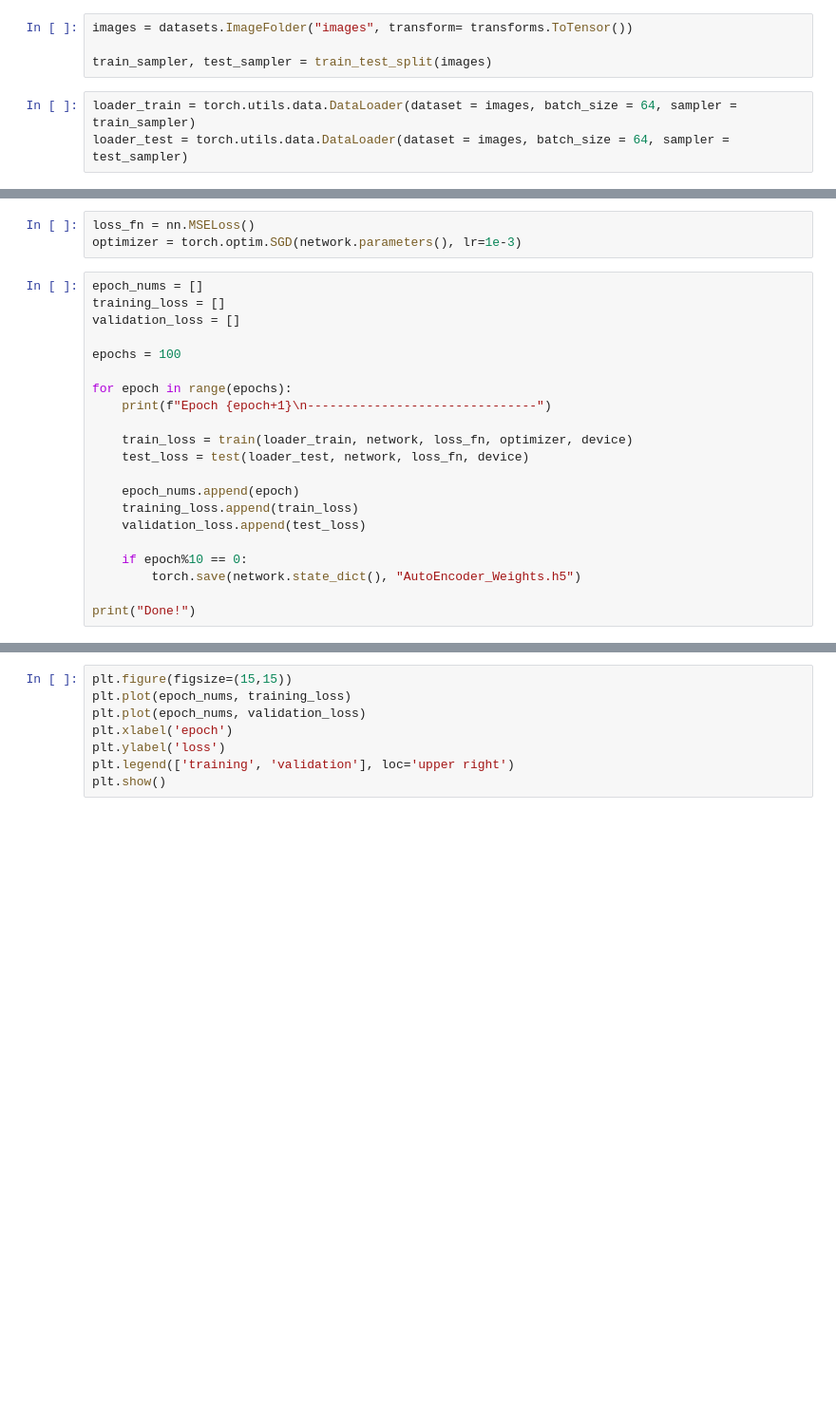
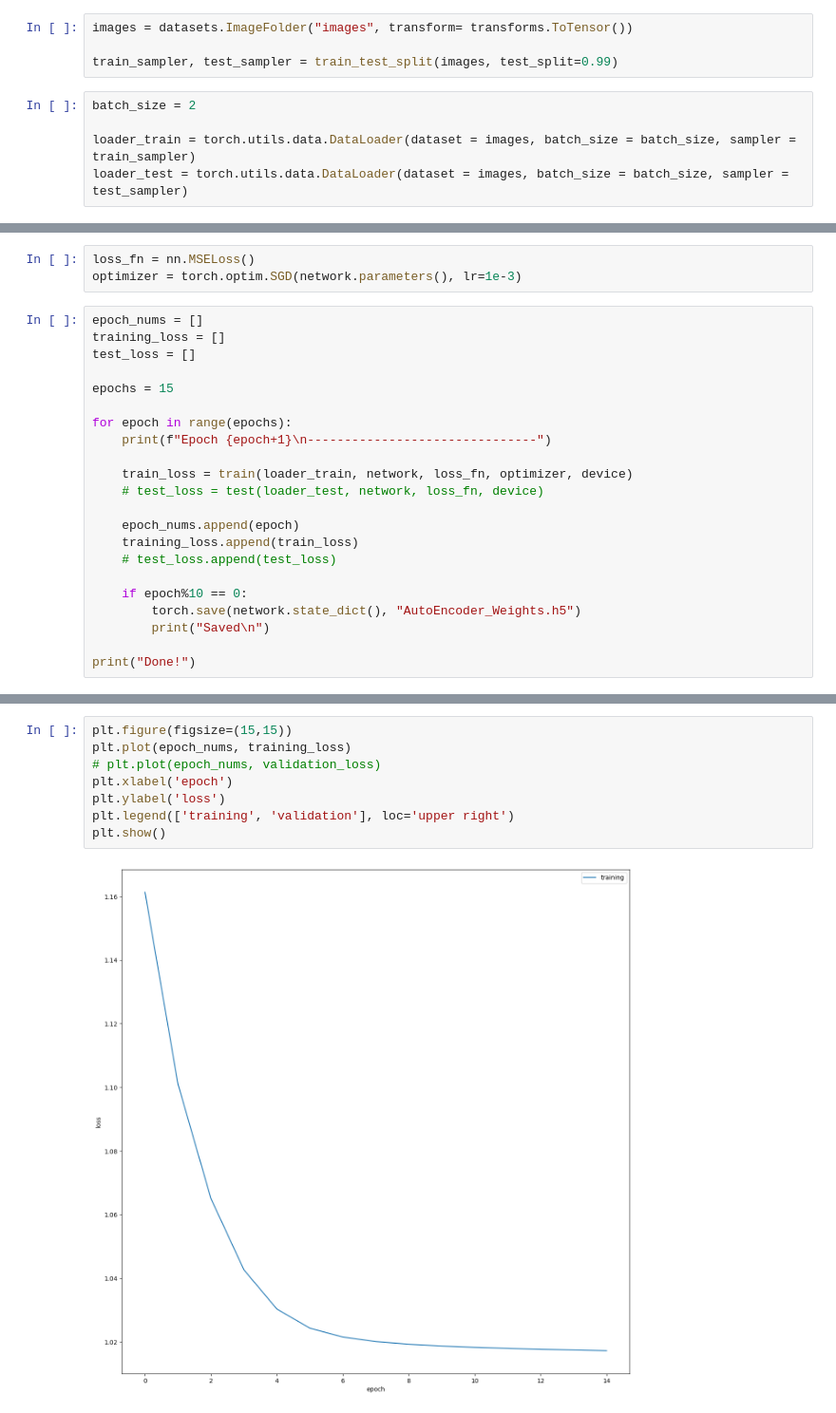
Before and after one commit to bishakh17/Wireless-Endoscopy--Video-Summarizer, a Jupyter notebook: Auto Encoder.ipynb, the cells around one changed output, grey strips where cells are left out. Shown: that part at 95% size. Drawn from its saved outputs; the diff is of its cells as text; blank space fills up the shorter version.

Commit message:
trained 474 images

```diff
--- a/Auto Encoder.ipynb
+++ b/Auto Encoder.ipynb
@@ -32,8 +32,10 @@ def train_test_split(dataset, test_split=0.1, random_seed= 42):
 # %%
 images = datasets.ImageFolder("images", transform= transforms.ToTensor())
 
-train_sampler, test_sampler = train_test_split(images)
+train_sampler, test_sampler = train_test_split(images, test_split=0.99)
 # %%
-loader_train = torch.utils.data.DataLoader(dataset = images, batch_size = 64, sampler = train_sampler)
-loader_test = torch.utils.data.DataLoader(dataset = images, batch_size = 64, sampler = test_sampler)
+batch_size = 2
+
+loader_train = torch.utils.data.DataLoader(dataset = images, batch_size = batch_size, sampler = train_sampler)
+loader_test = torch.utils.data.DataLoader(dataset = images, batch_size = batch_size, sampler = test_sampler)
 # %%
@@ -143,21 +152,22 @@ optimizer = torch.optim.SGD(network.parameters(), lr=1e-3)
 # %%
 epoch_nums = []
 training_loss = []
-validation_loss = []
+test_loss = []
 
-epochs = 100
+epochs = 15
 
 for epoch in range(epochs):
     print(f"Epoch {epoch+1}\n-------------------------------")
 
     train_loss = train(loader_train, network, loss_fn, optimizer, device)
-    test_loss = test(loader_test, network, loss_fn, device)
+    # test_loss = test(loader_test, network, loss_fn, device)
 
     epoch_nums.append(epoch)
     training_loss.append(train_loss)
-    validation_loss.append(test_loss)
+    # test_loss.append(test_loss)
 
     if epoch%10 == 0:
         torch.save(network.state_dict(), "AutoEncoder_Weights.h5")
+        print("Saved\n")
 
 print("Done!")
@@ -164,8 +194,10 @@ print("Done!")
 # %%
 plt.figure(figsize=(15,15))
 plt.plot(epoch_nums, training_loss)
-plt.plot(epoch_nums, validation_loss)
+# plt.plot(epoch_nums, validation_loss)
 plt.xlabel('epoch')
 plt.ylabel('loss')
 plt.legend(['training', 'validation'], loc='upper right')
 plt.show()
+# %% [output]
+[figure, added]
```
Also changed, not shown: parts of 4 cells of this notebook, 1 other file.
